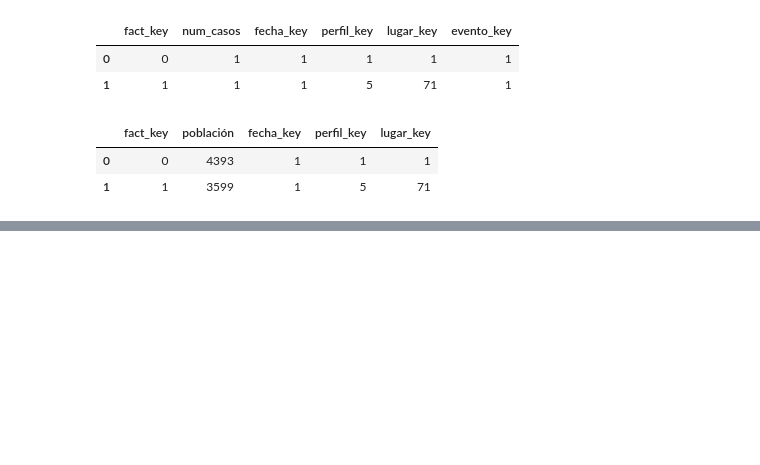
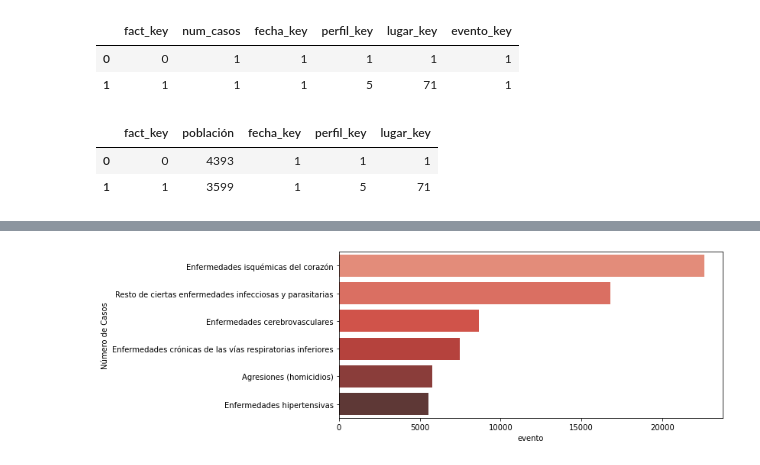
Before and after one commit to Repositorios-ISIS/ISIS-3301-P3, a Jupyter notebook: data/transformación_datos.ipynb, the cells around one changed output, grey strips where cells are left out. Cells and saved outputs as stored; diff of their text form; code cells hidden in the pictures; blank space fills up the shorter version.

```diff
--- a/data/transformación_datos.ipynb
+++ b/data/transformación_datos.ipynb
@@ -217,0 +231,8 @@ fact_table2.to_csv('data_generated/fact_table_poblaci.csv',index = False, sep =
+# %%
+temp = df_main.groupby(by=["evento"]).sum().reset_index().sort_values(by="num_casos",ascending=False)
+plt.figure(figsize=(9,4))
+temp_fig = sns.barplot(y="evento", x="num_casos", data=temp, palette="Reds_d", order = temp["evento"][0:6])
+temp_fig.set(xlabel='evento', ylabel='Número de Casos')
+plt.show()
+# %% [output]
+[figure, added]
```
Also changed, not shown: parts of 2 cells of this notebook, 10 other files.
